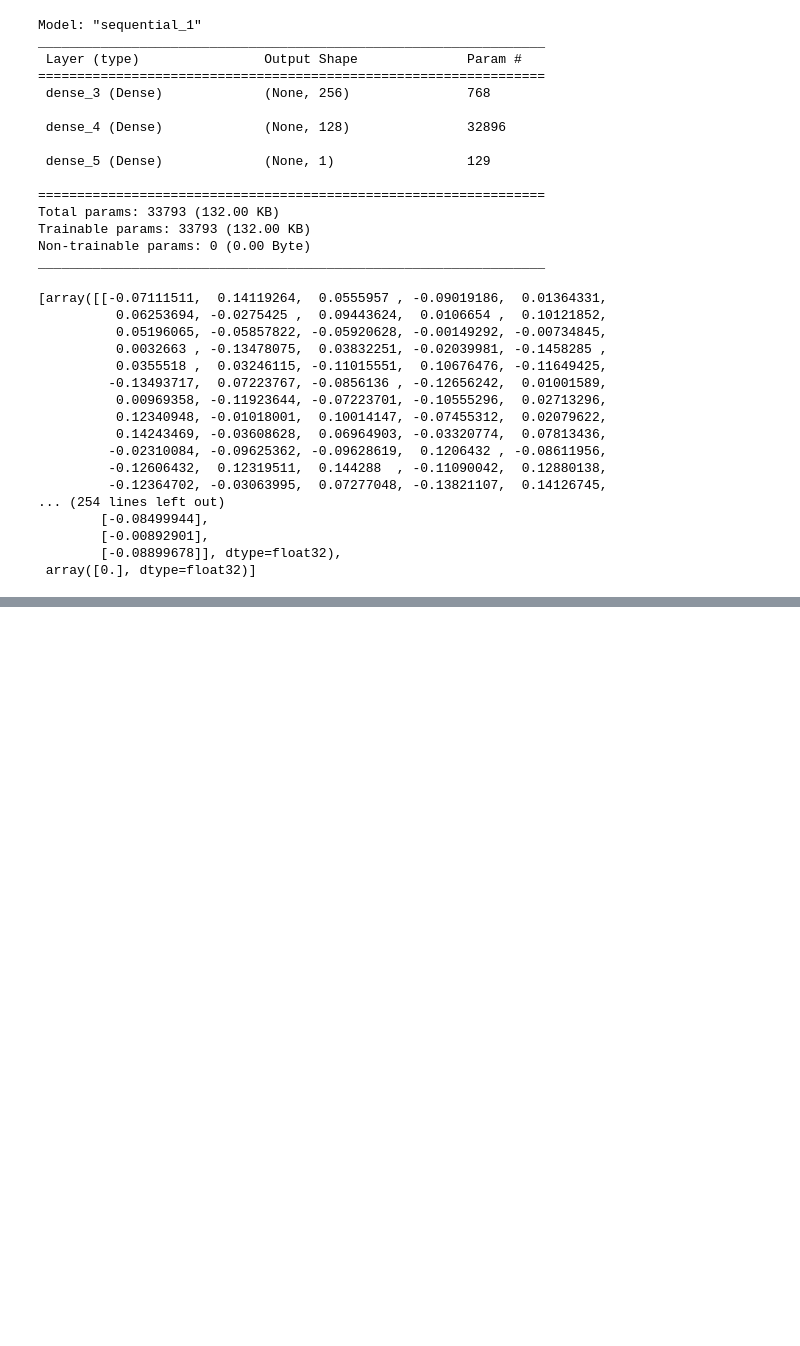
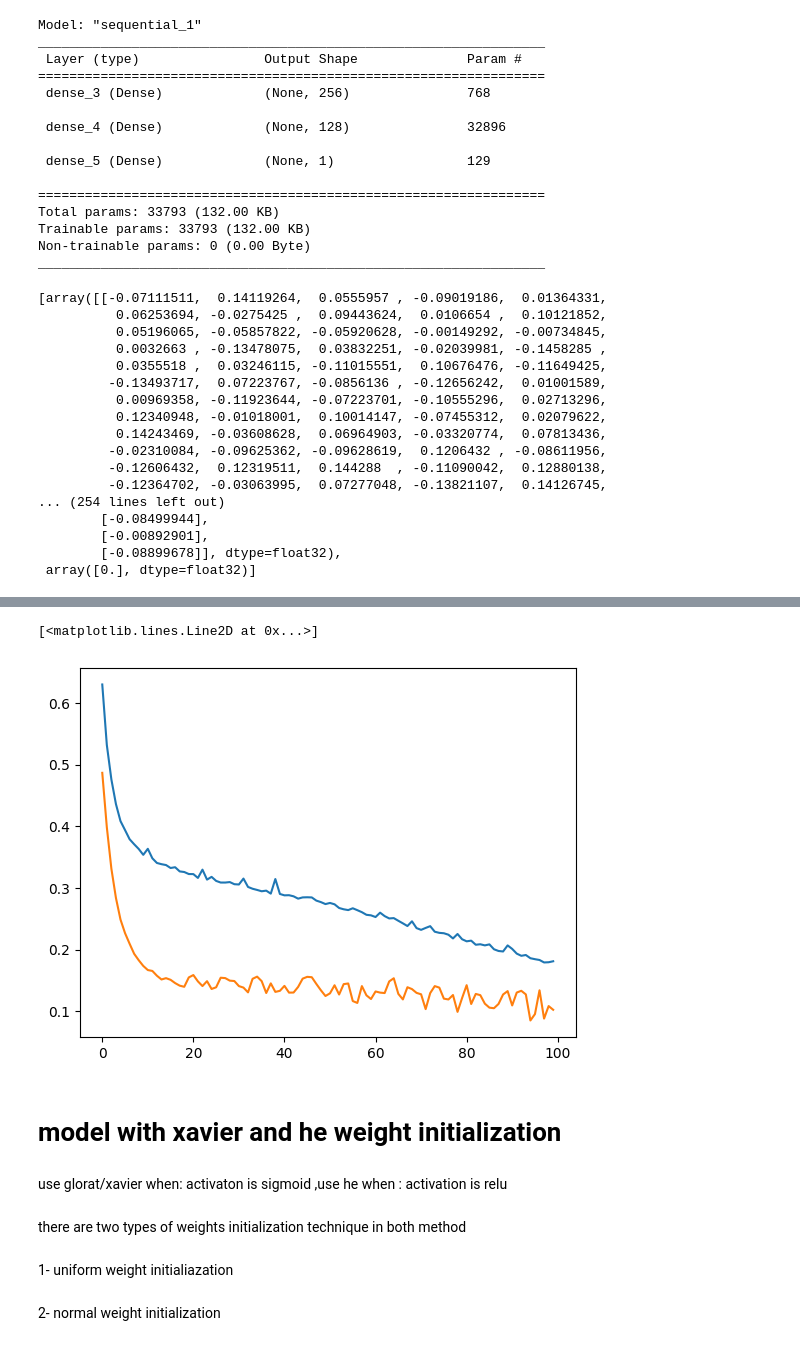
Before and after one commit to Codebreaker42/deep-learning-series, a Jupyter notebook: day11(xavier and he weight initialization technique)/xavier_and_he.ipynb, the cells around one changed output, grey strips where cells are left out. Saved outputs shown, nothing was run; the diff lists cells and outputs as text; code cells hidden in the pictures; blank space fills up the shorter version.

Commit message:
include he and xavier wt initialization code part

```diff
--- a/day11(xavier and he weight initialization technique)/xavier_and_he.ipynb
+++ b/day11(xavier and he weight initialization technique)/xavier_and_he.ipynb
@@ -79,0 +109,17 @@ IndexingError: Too many indexers
+# %%
+plt.plot(history1.history['loss'])
+plt.plot(history1.history['val_loss'])
+# %% [output]
+[<matplotlib.lines.Line2D at 0x...>]
+[figure, added]
+# %% [markdown]
+# model with xavier and he weight initialization
+# %% [markdown]
+use glorat/xavier when: activaton is sigmoid
+,use he when : activation is relu
+# %% [markdown]
+there are two types of weights initialization technique in both method
+# %% [markdown]
+1- uniform weight initialiazation
+# %% [markdown]
+2- normal weight initialization
```
Also changed, not shown: parts of 17 cells of this notebook.
